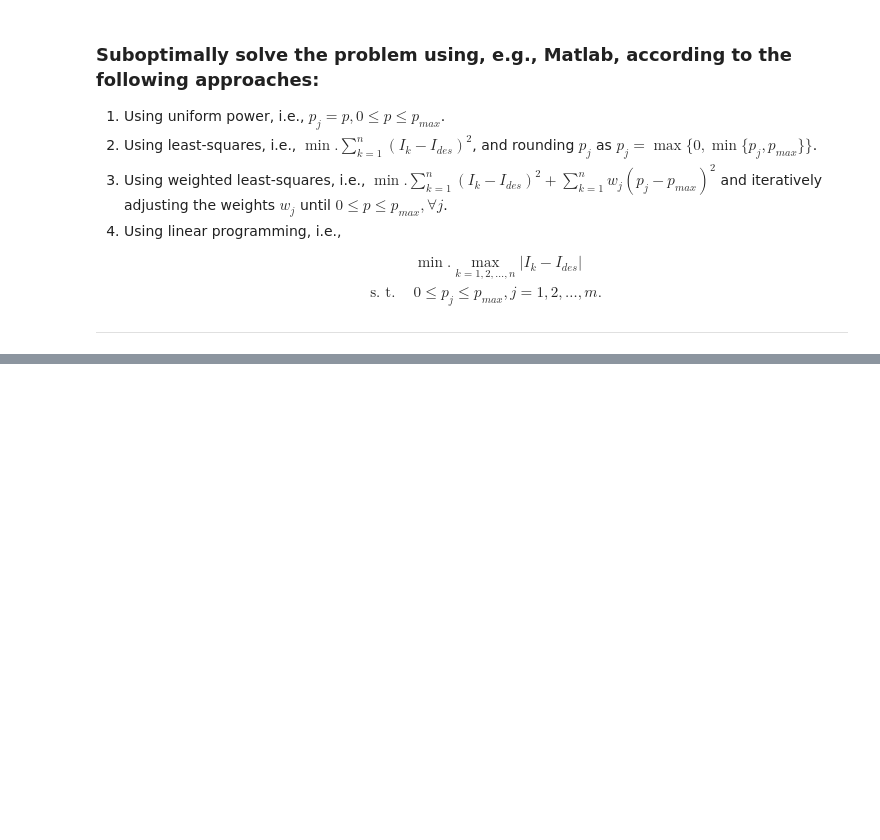
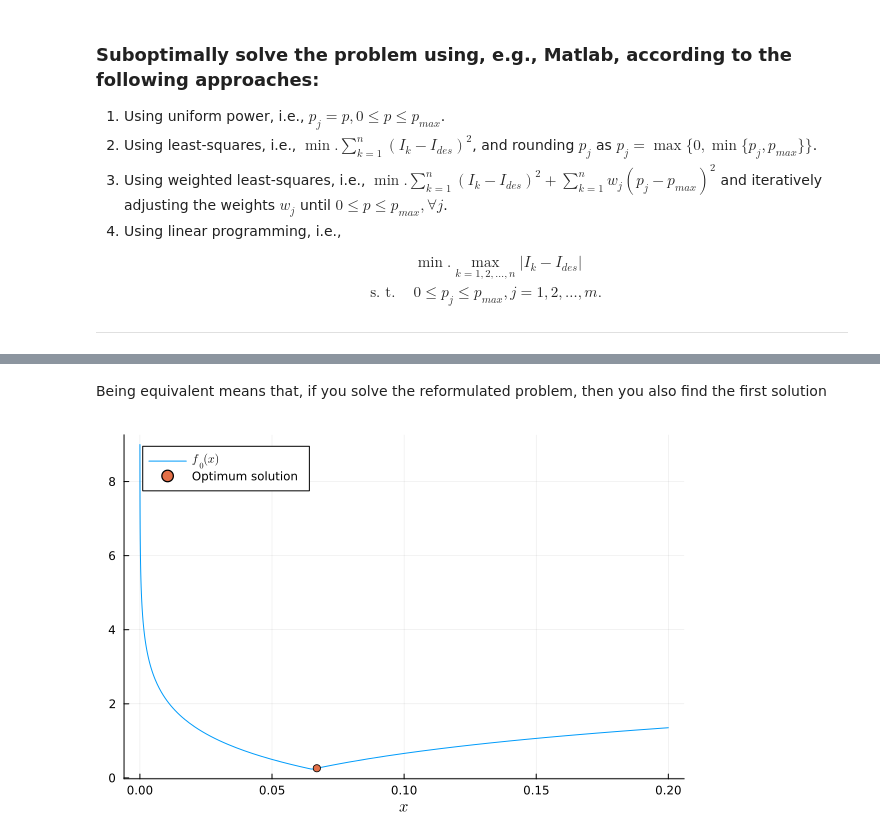
Before and after one commit to tapyu/to-rm-courses, a Jupyter notebook: phd_nonlinear_opt/Exercises/lamps.ipynb, the cells around one changed output, grey strips where cells are left out. Cells and saved outputs as stored; diff of their text form; code cells hidden in the pictures; blank space fills up the shorter version.

```diff
--- a/phd_nonlinear_opt/Exercises/lamps.ipynb
+++ b/phd_nonlinear_opt/Exercises/lamps.ipynb
@@ -177,0 +203,8 @@ Closest candidates are:
+# %% [markdown]
+Being equivalent means that, if you solve the reformulated problem, then you also find the first solution
+# %%
+f0(x) = maximum(abs.(log.((𝐚.*x)./I_des)))
+plot(f0, 0, 0.2, label=L"f_0(x)", xlabel=L"x")
+scatter!([p.value], [f0(p.value)], label="Optimum solution", legend=:topleft)
+# %% [output]
+[figure, added]
```
Also changed, not shown: parts of 11 cells of this notebook, 1 other file.
